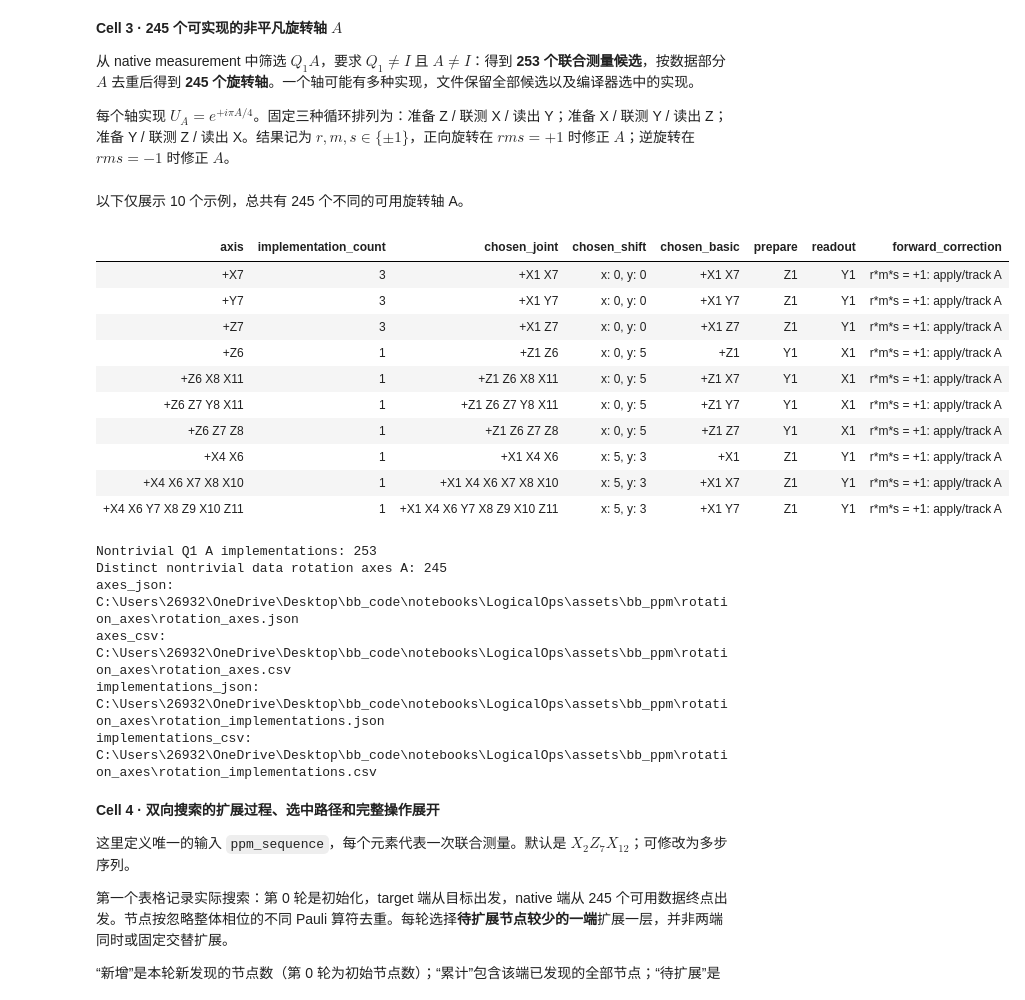
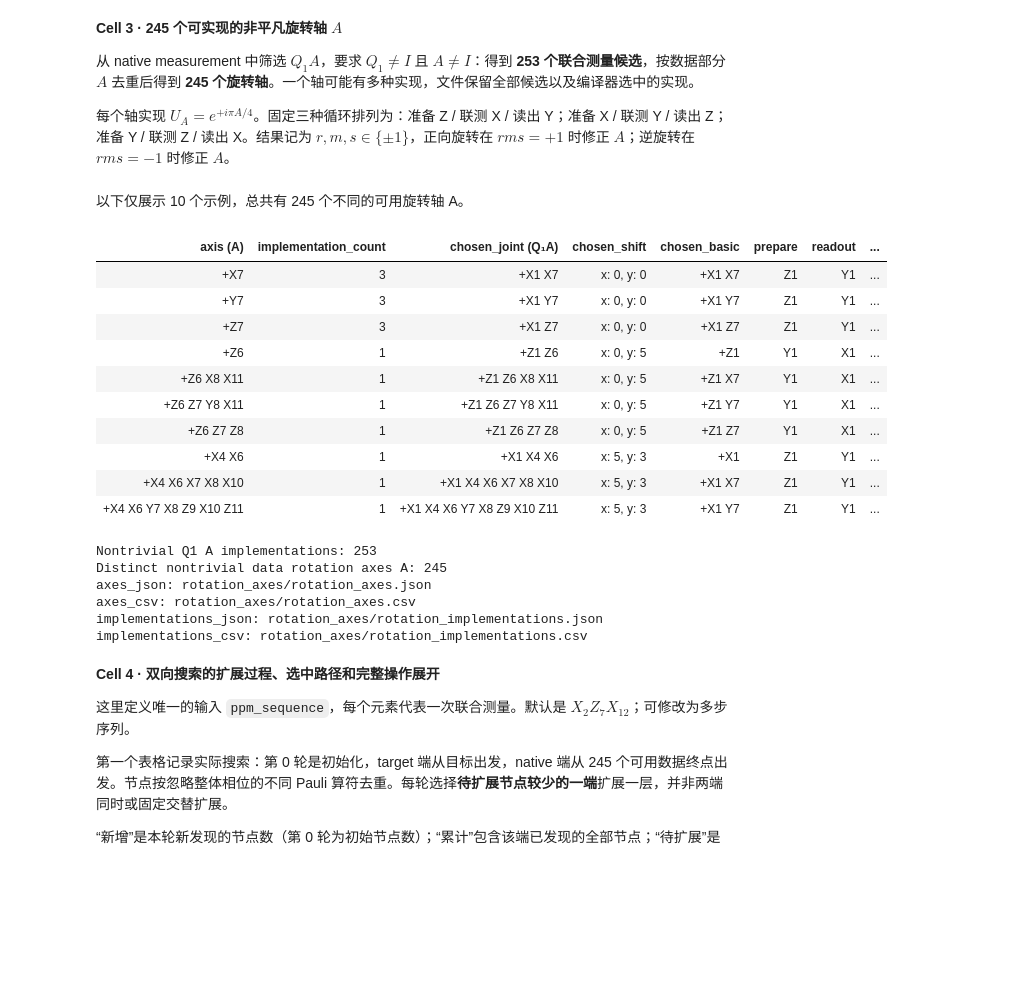
Before and after one commit to John-YuehanZhang/LightStim-upstream, a Jupyter notebook: notebooks/LogicalOps/bb_ppm.ipynb, the cells around one changed output. Cells and saved outputs as stored; diff of their text form; code cells hidden in the pictures; blank space fills up the shorter version.

Commit message:
Publish completed BB PPM notebook with fixed report layout

```diff
--- a/notebooks/LogicalOps/bb_ppm.ipynb
+++ b/notebooks/LogicalOps/bb_ppm.ipynb
@@ -220,37 +227,39 @@ native_csv: C:\Users\26932\OneDrive\Desktop\bb_code\notebooks\LogicalOps\assets\
 # %%
 rotation_catalog = export_rotation_catalog(compiler, OUTPUT)
 axis_rows = rotation_catalog["rows"]["axes"]
 implementation_rows = rotation_catalog["rows"]["implementations"]
 assert len(axis_rows) == 245 and len(implementation_rows) == 253
 axis_preview = pd.DataFrame(axis_rows).head(10)
 display(Markdown(f"以下仅展示 {len(axis_preview)} 个示例，总共有 {len(axis_rows)} 个不同的可用旋转轴 A。"))
 display(HTML(axis_preview[[
     "axis", "implementation_count", "chosen_joint",
     "chosen_shift", "chosen_basic", "prepare", "readout", "forward_correction",
-]].to_html(index=False)))
+]].rename(columns={
+    "axis": "axis (A)", "chosen_joint": "chosen_joint (Q₁A)",
+}).to_html(index=False)))
 print("Nontrivial Q1 A implementations:", len(implementation_rows))
 print("Distinct nontrivial data rotation axes A:", len(axis_rows))
 for name, path in rotation_catalog["paths"].items():
-    print(f"{name}: {Path(path).resolve()}")
+    print(f"{name}: {display_path(path)}")
 # %% [output]
 以下仅展示 10 个示例，总共有 245 个不同的可用旋转轴 A。
-| axis | implementation_count | chosen_joint | chosen_shift | chosen_basic | prepare | readout | forward_correction |
-| +X7 | 3 | +X1 X7 | x: 0, y: 0 | +X1 X7 | Z1 | Y1 | r*m*s = +1: apply/track A |
-| +Y7 | 3 | +X1 Y7 | x: 0, y: 0 | +X1 Y7 | Z1 | Y1 | r*m*s = +1: apply/track A |
-| +Z7 | 3 | +X1 Z7 | x: 0, y: 0 | +X1 Z7 | Z1 | Y1 | r*m*s = +1: apply/track A |
-| +Z6 | 1 | +Z1 Z6 | x: 0, y: 5 | +Z1 | Y1 | X1 | r*m*s = +1: apply/track A |
-| +Z6 X8 X11 | 1 | +Z1 Z6 X8 X11 | x: 0, y: 5 | +Z1 X7 | Y1 | X1 | r*m*s = +1: apply/track A |
-| +Z6 Z7 Y8 X11 | 1 | +Z1 Z6 Z7 Y8 X11 | x: 0, y: 5 | +Z1 Y7 | Y1 | X1 | r*m*s = +1: apply/track A |
-| +Z6 Z7 Z8 | 1 | +Z1 Z6 Z7 Z8 | x: 0, y: 5 | +Z1 Z7 | Y1 | X1 | r*m*s = +1: apply/track A |
-| +X4 X6 | 1 | +X1 X4 X6 | x: 5, y: 3 | +X1 | Z1 | Y1 | r*m*s = +1: apply/track A |
-| +X4 X6 X7 X8 X10 | 1 | +X1 X4 X6 X7 X8 X10 | x: 5, y: 3 | +X1 X7 | Z1 | Y1 | r*m*s = +1: apply/track A |
-| +X4 X6 Y7 X8 Z9 X10 Z11 | 1 | +X1 X4 X6 Y7 X8 Z9 X10 Z11 | x: 5, y: 3 | +X1 Y7 | Z1 | Y1 | r*m*s = +1: apply/track A |
+| axis (A) | implementation_count | chosen_joint (Q₁A) | chosen_shift | chosen_basic | prepare | readout | ... |
+| +X7 | 3 | +X1 X7 | x: 0, y: 0 | +X1 X7 | Z1 | Y1 | ... |
+| +Y7 | 3 | +X1 Y7 | x: 0, y: 0 | +X1 Y7 | Z1 | Y1 | ... |
+| +Z7 | 3 | +X1 Z7 | x: 0, y: 0 | +X1 Z7 | Z1 | Y1 | ... |
+| +Z6 | 1 | +Z1 Z6 | x: 0, y: 5 | +Z1 | Y1 | X1 | ... |
+| +Z6 X8 X11 | 1 | +Z1 Z6 X8 X11 | x: 0, y: 5 | +Z1 X7 | Y1 | X1 | ... |
+| +Z6 Z7 Y8 X11 | 1 | +Z1 Z6 Z7 Y8 X11 | x: 0, y: 5 | +Z1 Y7 | Y1 | X1 | ... |
+| +Z6 Z7 Z8 | 1 | +Z1 Z6 Z7 Z8 | x: 0, y: 5 | +Z1 Z7 | Y1 | X1 | ... |
+| +X4 X6 | 1 | +X1 X4 X6 | x: 5, y: 3 | +X1 | Z1 | Y1 | ... |
+| +X4 X6 X7 X8 X10 | 1 | +X1 X4 X6 X7 X8 X10 | x: 5, y: 3 | +X1 X7 | Z1 | Y1 | ... |
+| +X4 X6 Y7 X8 Z9 X10 Z11 | 1 | +X1 X4 X6 Y7 X8 Z9 X10 Z11 | x: 5, y: 3 | +X1 Y7 | Z1 | Y1 | ... |
 Nontrivial Q1 A implementations: 253
 Distinct nontrivial data rotation axes A: 245
-axes_json: C:\Users\26932\OneDrive\Desktop\bb_code\notebooks\LogicalOps\assets\bb_ppm\rotation_axes\rotation_axes.json
-axes_csv: C:\Users\26932\OneDrive\Desktop\bb_code\notebooks\LogicalOps\assets\bb_ppm\rotation_axes\rotation_axes.csv
-implementations_json: C:\Users\26932\OneDrive\Desktop\bb_code\notebooks\LogicalOps\assets\bb_ppm\rotation_axes\rotation_implementations.json
-implementations_csv: C:\Users\26932\OneDrive\Desktop\bb_code\notebooks\LogicalOps\assets\bb_ppm\rotation_axes\rotation_implementations.csv
+axes_json: rotation_axes/rotation_axes.json
+axes_csv: rotation_axes/rotation_axes.csv
+implementations_json: rotation_axes/rotation_implementations.json
+implementations_csv: rotation_axes/rotation_implementations.csv
 # %% [markdown]
 **Cell 4 · 双向搜索的扩展过程、选中路径和完整操作展开**
 
```
Also changed, not shown: parts of 6 cells of this notebook, 2 other files.
